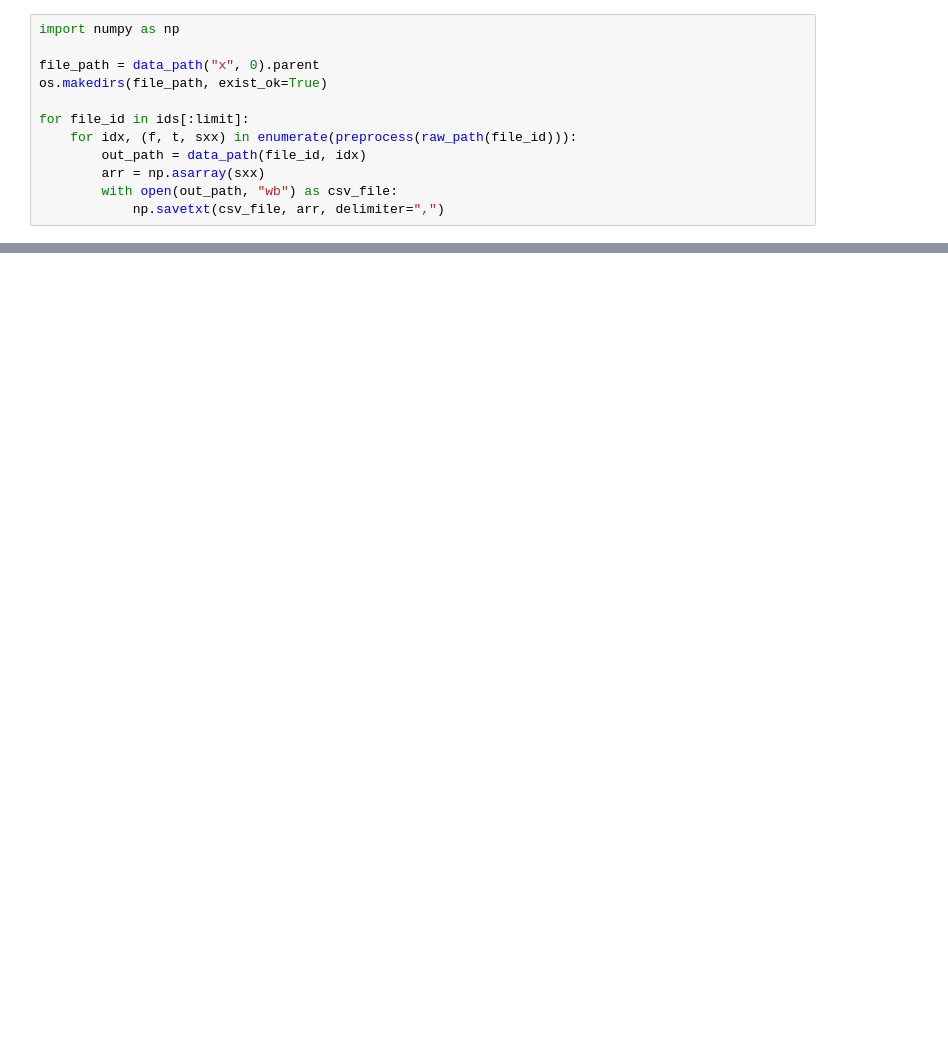
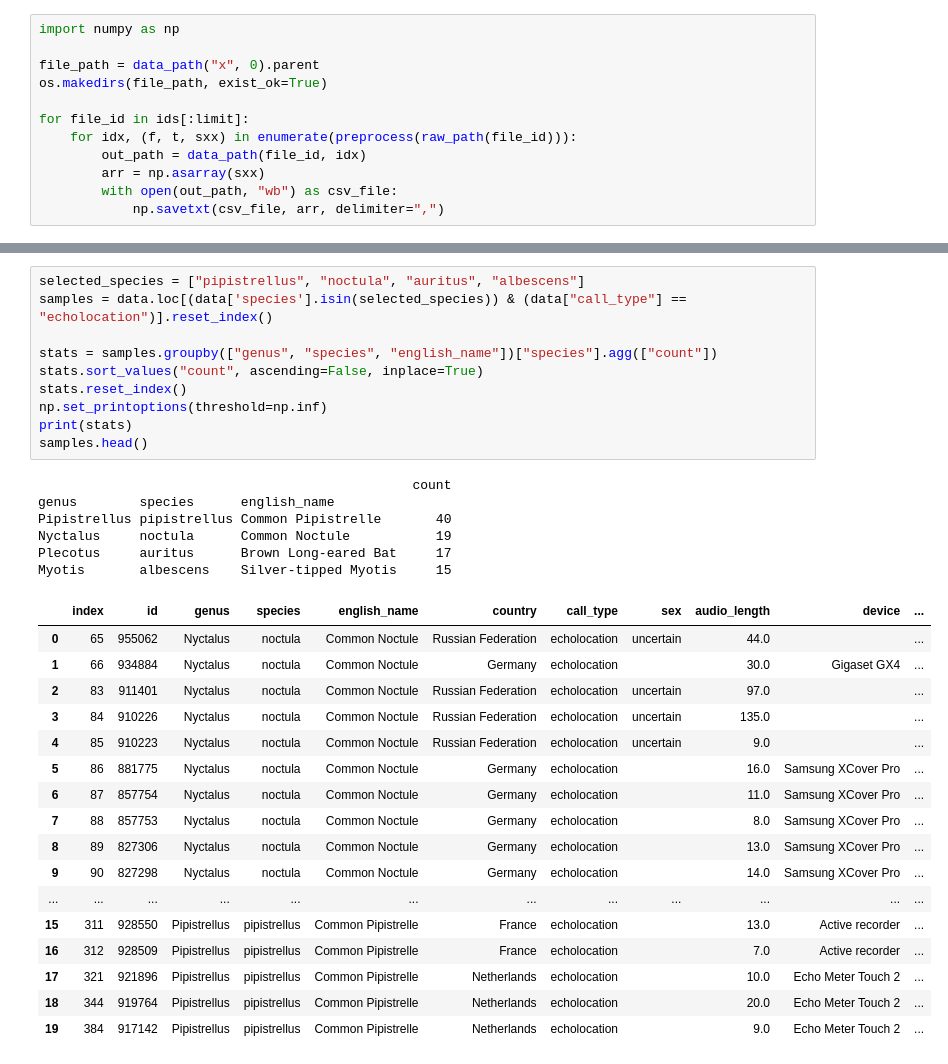
Before and after one commit to Jip-M/Applied-ML-Template, a Jupyter notebook: notebooks/exploration.ipynb, the cells around one changed output, grey strips where cells are left out. Saved outputs shown, nothing was run; the diff lists cells and outputs as text; blank space fills up the shorter version.

```diff
--- a/notebooks/exploration.ipynb
+++ b/notebooks/exploration.ipynb
@@ -380,0 +433,34 @@ for file_id in ids[:limit]:
+# %%
+selected_species = ["pipistrellus", "noctula", "auritus", "albescens"]
+samples = data.loc[(data['species'].isin(selected_species)) & (data["call_type"] == "echolocation")].reset_index()
+
+stats = samples.groupby(["genus", "species", "english_name"])["species"].agg(["count"])
+stats.sort_values("count", ascending=False, inplace=True)
+stats.reset_index()
+np.set_printoptions(threshold=np.inf)
+print(stats)
+samples.head()
+# %% [output]
+                                                count
+genus        species      english_name
+Pipistrellus pipistrellus Common Pipistrelle       40
+Nyctalus     noctula      Common Noctule           19
+Plecotus     auritus      Brown Long-eared Bat     17
+Myotis       albescens    Silver-tipped Myotis     15
+|  | index | id | genus | species | english_name | country | call_type | sex | audio_length | device | ... |
+| 0 | 65 | 955062 | Nyctalus | noctula | Common Noctule | Russian Federation | echolocation | uncertain | 44.0 |  | ... |
+| 1 | 66 | 934884 | Nyctalus | noctula | Common Noctule | Germany | echolocation |  | 30.0 | Gigaset GX4 | ... |
+| 2 | 83 | 911401 | Nyctalus | noctula | Common Noctule | Russian Federation | echolocation | uncertain | 97.0 |  | ... |
+| 3 | 84 | 910226 | Nyctalus | noctula | Common Noctule | Russian Federation | echolocation | uncertain | 135.0 |  | ... |
+| 4 | 85 | 910223 | Nyctalus | noctula | Common Noctule | Russian Federation | echolocation | uncertain | 9.0 |  | ... |
+| 5 | 86 | 881775 | Nyctalus | noctula | Common Noctule | Germany | echolocation |  | 16.0 | Samsung XCover Pro | ... |
+| 6 | 87 | 857754 | Nyctalus | noctula | Common Noctule | Germany | echolocation |  | 11.0 | Samsung XCover Pro | ... |
+| 7 | 88 | 857753 | Nyctalus | noctula | Common Noctule | Germany | echolocation |  | 8.0 | Samsung XCover Pro | ... |
+| 8 | 89 | 827306 | Nyctalus | noctula | Common Noctule | Germany | echolocation |  | 13.0 | Samsung XCover Pro | ... |
+| 9 | 90 | 827298 | Nyctalus | noctula | Common Noctule | Germany | echolocation |  | 14.0 | Samsung XCover Pro | ... |
+| ... | ... | ... | ... | ... | ... | ... | ... | ... | ... | ... | ... |
+| 15 | 311 | 928550 | Pipistrellus | pipistrellus | Common Pipistrelle | France | echolocation |  | 13.0 | Active recorder | ... |
+| 16 | 312 | 928509 | Pipistrellus | pipistrellus | Common Pipistrelle | France | echolocation |  | 7.0 | Active recorder | ... |
+| 17 | 321 | 921896 | Pipistrellus | pipistrellus | Common Pipistrelle | Netherlands | echolocation |  | 10.0 | Echo Meter Touch 2 | ... |
+| 18 | 344 | 919764 | Pipistrellus | pipistrellus | Common Pipistrelle | Netherlands | echolocation |  | 20.0 | Echo Meter Touch 2 | ... |
+| 19 | 384 | 917142 | Pipistrellus | pipistrellus | Common Pipistrelle | Netherlands | echolocation |  | 9.0 | Echo Meter Touch 2 | ... |
```
Also changed, not shown: parts of 13 cells of this notebook.
